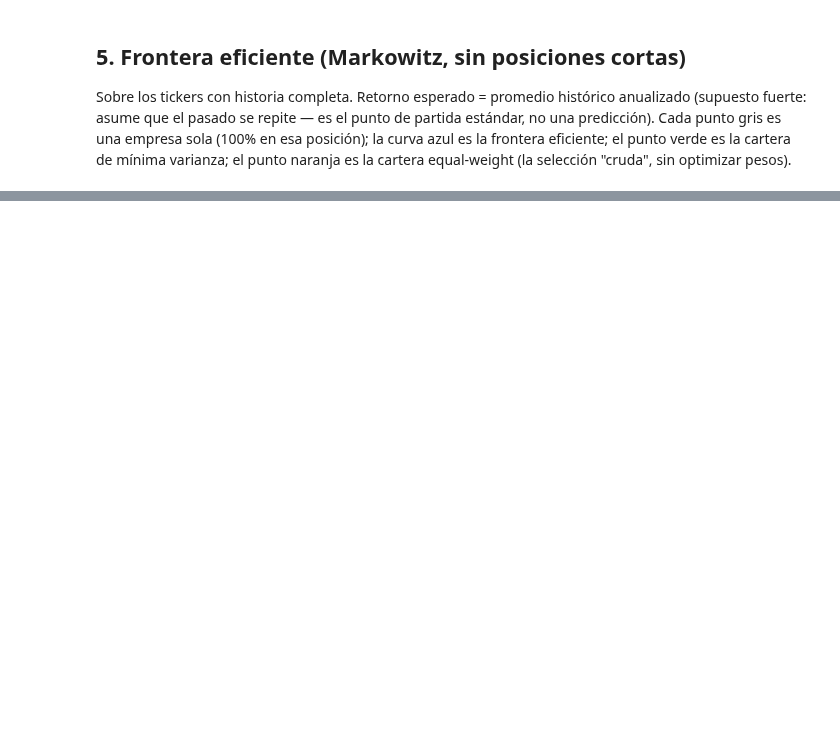
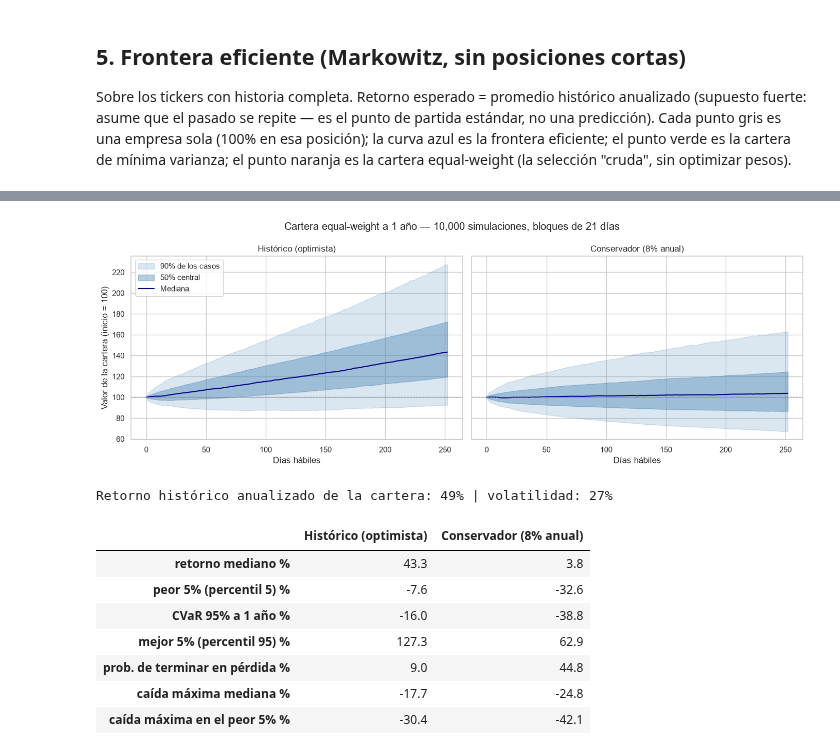
Before and after one commit to esfer98/cedears-data-pipeline, a Jupyter notebook: notebooks/portfolio_analytics.ipynb, the cells around one changed output, grey strips where cells are left out. Saved outputs shown, nothing was run; the diff lists cells and outputs as text; code cells hidden in the pictures; blank space fills up the shorter version.

```diff
--- a/notebooks/portfolio_analytics.ipynb
+++ b/notebooks/portfolio_analytics.ipynb
@@ -299,0 +300,69 @@ Equal-weight -> Retorno esperado: 59.4% | Volatilidad: 31.6%
+# %%
+RETORNO_CONSERVADOR_ANUAL = 0.08
+BLOQUE_DIAS = 21
+N_SIMS = 10_000
+rng = np.random.default_rng(42)
+
+ret_cartera = (retornos_full @ w_equal).to_numpy()
+ret_conservador = ret_cartera - ret_cartera.mean() + ((1 + RETORNO_CONSERVADOR_ANUAL) ** (1 / 252) - 1)
+
+
+def bootstrap_bloques(r: np.ndarray, horizonte: int, n_sims: int = N_SIMS, bloque: int = BLOQUE_DIAS) -> np.ndarray:
+    """Matriz (n_sims, horizonte) de retornos diarios, armada con bloques consecutivos (circular)."""
+    n_bloques = int(np.ceil(horizonte / bloque))
+    inicios = rng.integers(0, len(r), size=(n_sims, n_bloques))
+    idx = (inicios[:, :, None] + np.arange(bloque)[None, None, :]) % len(r)
+    return r[idx.reshape(n_sims, -1)[:, :horizonte]]
+
+
+def trayectorias(r_sim: np.ndarray) -> np.ndarray:
+    return np.concatenate([np.ones((len(r_sim), 1)), np.cumprod(1 + r_sim, axis=1)], axis=1)
+
+
+def resumen_sim(tray: np.ndarray) -> dict:
+    final = tray[:, -1] - 1
+    max_dd = (tray / np.maximum.accumulate(tray, axis=1) - 1).min(axis=1)
+    p5 = np.quantile(final, 0.05)
+    return {
+        "retorno mediano %": np.median(final) * 100,
+        "peor 5% (percentil 5) %": p5 * 100,
+        "CVaR 95% a 1 año %": final[final <= p5].mean() * 100,
+        "mejor 5% (percentil 95) %": np.quantile(final, 0.95) * 100,
+        "prob. de terminar en pérdida %": (final < 0).mean() * 100,
+        "caída máxima mediana %": np.median(max_dd) * 100,
+        "caída máxima en el peor 5% %": np.quantile(max_dd, 0.05) * 100,
+    }
+
+
+escenarios = {"Histórico (optimista)": ret_cartera, f"Conservador ({RETORNO_CONSERVADOR_ANUAL:.0%} anual)": ret_conservador}
+tray_1a = {nombre: trayectorias(bootstrap_bloques(r, 252)) for nombre, r in escenarios.items()}
+
+fig, axes = plt.subplots(1, 2, figsize=(14, 5), sharey=True)
+for ax, (nombre, tray) in zip(axes, tray_1a.items()):
+    p = np.quantile(tray, [0.05, 0.25, 0.5, 0.75, 0.95], axis=0) * 100
+    dias = np.arange(tray.shape[1])
+    ax.fill_between(dias, p[0], p[4], color="steelblue", alpha=0.2, label="90% de los casos")
+    ax.fill_between(dias, p[1], p[3], color="steelblue", alpha=0.4, label="50% central")
+    ax.plot(dias, p[2], color="navy", label="Mediana")
+    ax.axhline(100, color="grey", linewidth=0.8, linestyle="--")
+    ax.set_title(nombre)
+    ax.set_xlabel("Días hábiles")
+axes[0].set_ylabel("Valor de la cartera (inicio = 100)")
+axes[0].legend(loc="upper left")
+plt.suptitle(f"Cartera equal-weight a 1 año — {N_SIMS:,} simulaciones, bloques de {BLOQUE_DIAS} días")
+plt.tight_layout()
+plt.show()
+
+print(f"Retorno histórico anualizado de la cartera: {(1 + ret_cartera.mean()) ** 252 - 1:.0%} | volatilidad: {ret_cartera.std() * np.sqrt(252):.0%}")
+pd.DataFrame({nombre: resumen_sim(tray) for nombre, tray in tray_1a.items()}).round(1)
+# %% [output]
+[figure, added]
+Retorno histórico anualizado de la cartera: 49% | volatilidad: 27%
+|  | Histórico (optimista) | Conservador (8% anual) |
+| retorno mediano % | 43.3 | 3.8 |
+| peor 5% (percentil 5) % | -7.6 | -32.6 |
+| CVaR 95% a 1 año % | -16.0 | -38.8 |
+| mejor 5% (percentil 95) % | 127.3 | 62.9 |
+| prob. de terminar en pérdida % | 9.0 | 44.8 |
+| caída máxima mediana % | -17.7 | -24.8 |
+| caída máxima en el peor 5% % | -30.4 | -42.1 |
```
Also changed, not shown: parts of 13 cells of this notebook, 1 other file.
